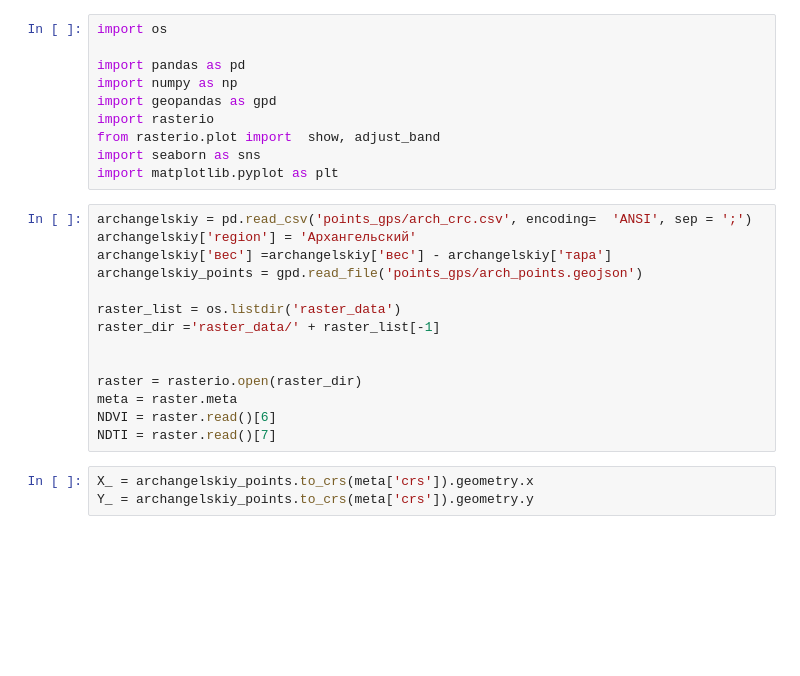
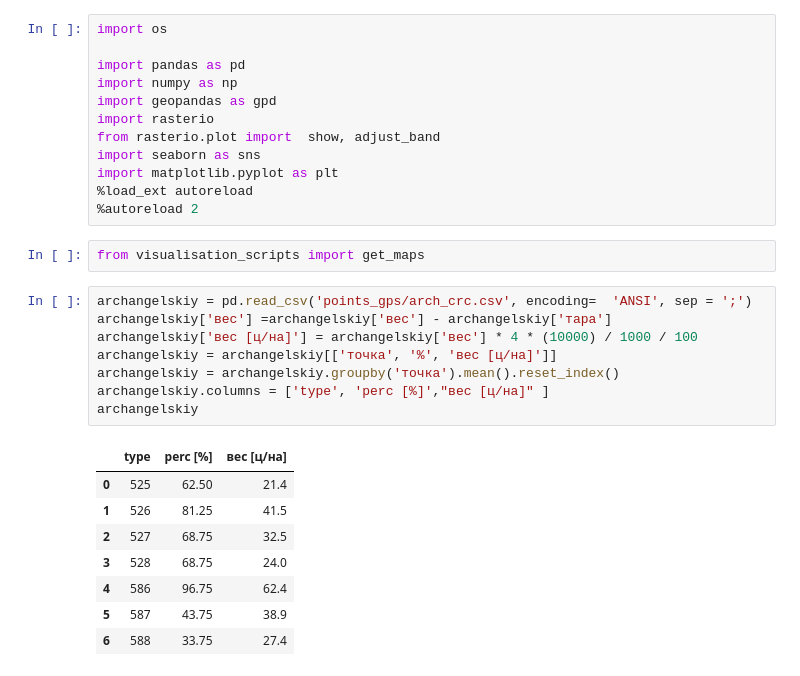
Before and after one commit to hukitoc94/total_archangelskiy, a Jupyter notebook: CRC_modeling/modeling.ipynb, the cells around one changed output. Cells and saved outputs as stored; diff of their text form; blank space fills up the shorter version.

```diff
--- a/CRC_modeling/modeling.ipynb
+++ b/CRC_modeling/modeling.ipynb
@@ -8,20 +8,24 @@ import rasterio
 from rasterio.plot import  show, adjust_band
 import seaborn as sns
 import matplotlib.pyplot as plt
+%load_ext autoreload
+%autoreload 2
-# %%
-archangelskiy = pd.read_csv('points_gps/arch_crc.csv', encoding=  'ANSI', sep = ';')
-archangelskiy['region'] = 'Архангельский'
-archangelskiy['вес'] =archangelskiy['вес'] - archangelskiy['тара']
-archangelskiy_points = gpd.read_file('points_gps/arch_points.geojson')
-
-raster_list = os.listdir('raster_data')
-raster_dir ='raster_data/' + raster_list[-1]
-
-
-raster = rasterio.open(raster_dir)
-meta = raster.meta
-NDVI = raster.read()[6]
-NDTI = raster.read()[7]
-# %%
-X_ = archangelskiy_points.to_crs(meta['crs']).geometry.x
-Y_ = archangelskiy_points.to_crs(meta['crs']).geometry.y
+# %%
+from visualisation_scripts import get_maps
+# %%
+archangelskiy = pd.read_csv('points_gps/arch_crc.csv', encoding=  'ANSI', sep = ';')
+archangelskiy['вес'] =archangelskiy['вес'] - archangelskiy['тара']
+archangelskiy['вес [ц/на]'] = archangelskiy['вес'] * 4 * (10000) / 1000 / 100
+archangelskiy = archangelskiy[['точка', '%', 'вес [ц/на]']]
+archangelskiy = archangelskiy.groupby('точка').mean().reset_index()
+archangelskiy.columns = ['type', 'perc [%]',"вес [ц/на]" ]
+archangelskiy
+# %% [output]
+|  | type | perc [%] | вес [ц/на] |
+| 0 | 525 | 62.50 | 21.4 |
+| 1 | 526 | 81.25 | 41.5 |
+| 2 | 527 | 68.75 | 32.5 |
+| 3 | 528 | 68.75 | 24.0 |
+| 4 | 586 | 96.75 | 62.4 |
+| 5 | 587 | 43.75 | 38.9 |
+| 6 | 588 | 33.75 | 27.4 |
```
Also changed, not shown: parts of 45 cells of this notebook, 1 other file.
